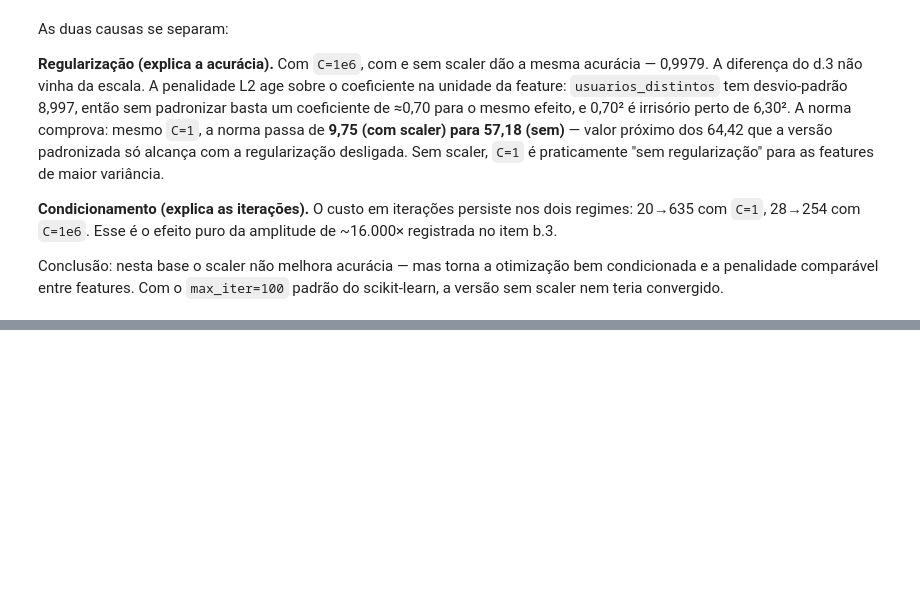
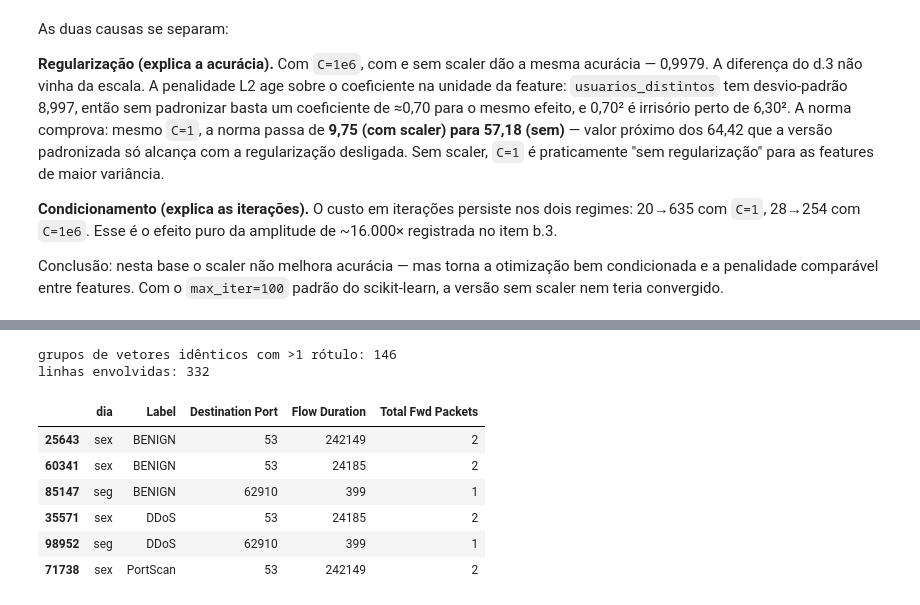
Before and after one commit to antoniolma/classificacao_intrusao, a Jupyter notebook: R2_d23bda.ipynb, the cells around one changed output, grey strips where cells are left out. Cells and saved outputs as stored; diff of their text form; code cells hidden in the pictures; blank space fills up the shorter version.

```diff
--- a/R2_d23bda.ipynb
+++ b/R2_d23bda.ipynb
@@ -700,0 +1072,29 @@ do scikit-learn, a versão sem scaler nem teria convergido.
+# %%
+# Vetores de features idênticos que carregam rótulos diferentes.
+feat_bruto = [c for c in bruto.columns
+              if c not in {"Label", "dia", "turno", "ordem_captura", "alertas_ids"}]
+
+h = pd.util.hash_pandas_object(bruto[feat_bruto], index=False)
+conf = pd.DataFrame({"h": h.values, "Label": bruto["Label"].values})
+nrot = conf.groupby("h")["Label"].nunique()
+
+grupos_conflito = (nrot > 1).sum()
+linhas_conflito = conf["h"].isin(nrot[nrot > 1].index).sum()
+print(f"grupos de vetores idênticos com >1 rótulo: {grupos_conflito}")
+print(f"linhas envolvidas: {linhas_conflito}")
+
+if grupos_conflito:
+    ex = nrot[nrot > 1].index[:3]
+    display(bruto.loc[conf["h"].isin(ex), ["dia", "Label", "Destination Port",
+                                            "Flow Duration", "Total Fwd Packets"]]
+                 .sort_values("Label"))
+# %% [output]
+grupos de vetores idênticos com >1 rótulo: 146
+linhas envolvidas: 332
+|  | dia | Label | Destination Port | Flow Duration | Total Fwd Packets |
+| 25643 | sex | BENIGN | 53 | 242149 | 2 |
+| 60341 | sex | BENIGN | 53 | 24185 | 2 |
+| 85147 | seg | BENIGN | 62910 | 399 | 1 |
+| 35571 | sex | DDoS | 53 | 24185 | 2 |
+| 98952 | seg | DDoS | 62910 | 399 | 1 |
+| 71738 | sex | PortScan | 53 | 242149 | 2 |
```
Also changed, not shown: parts of 44 cells of this notebook.
